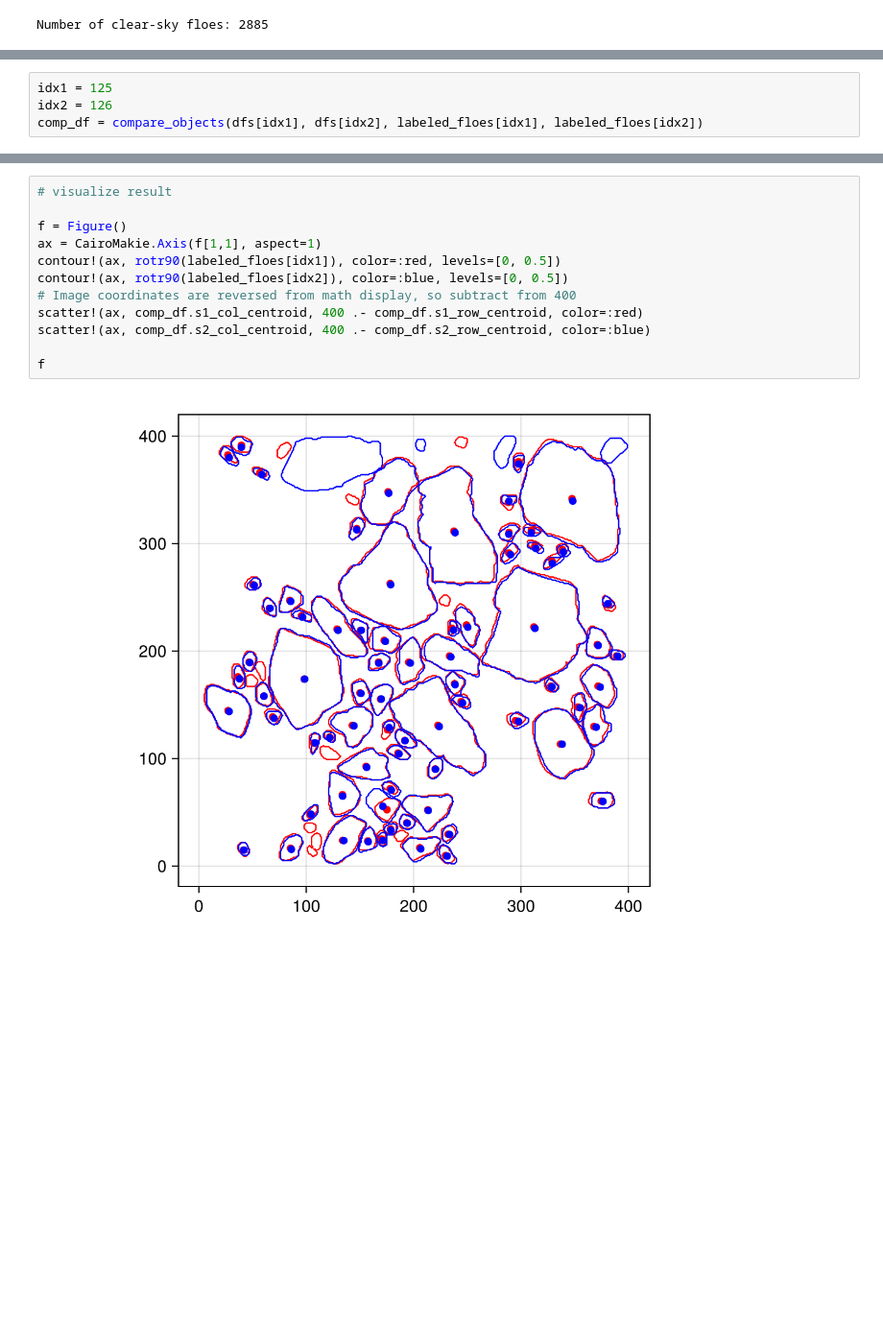
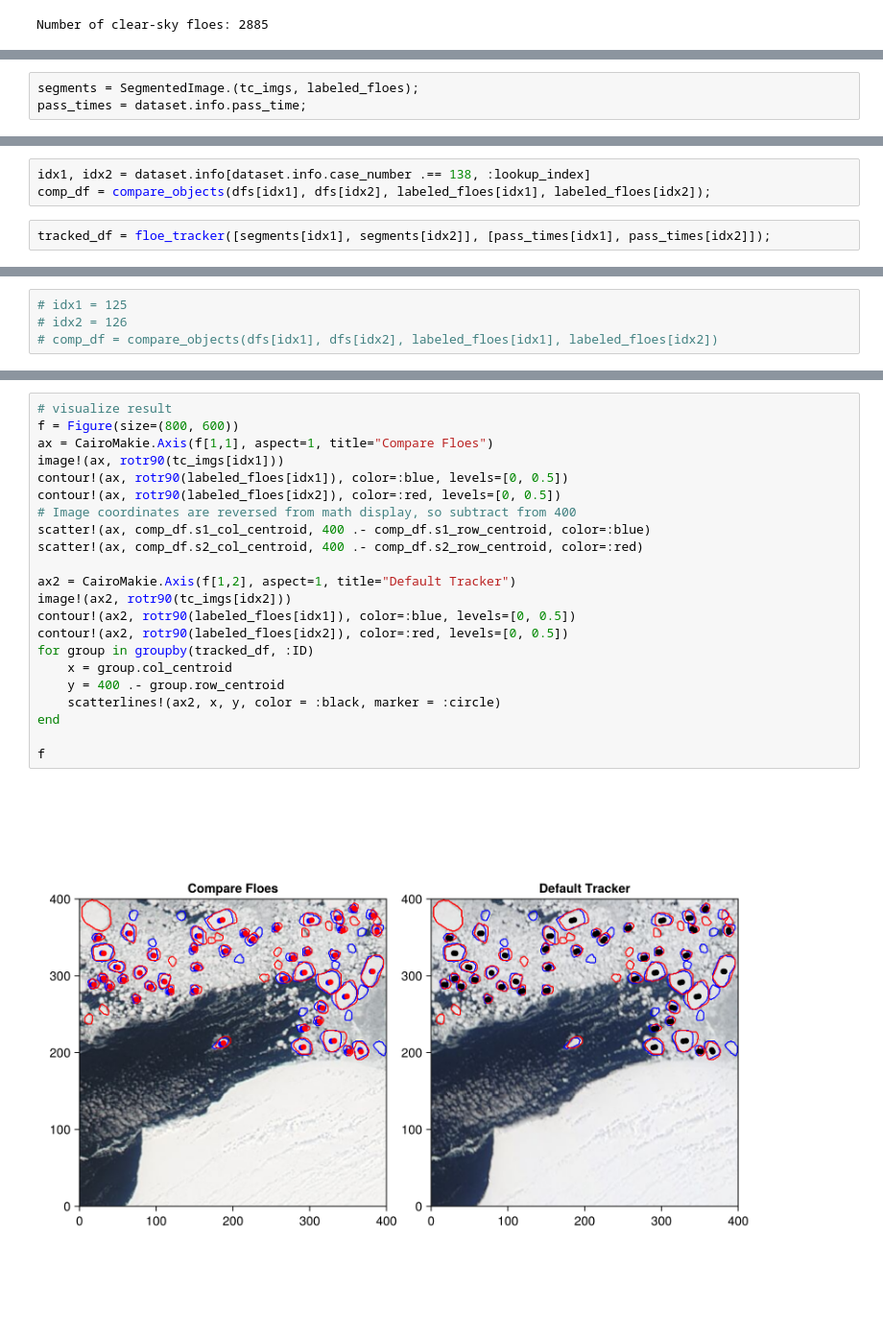
Before and after one commit to danielmwatkins/calval_tgrs, a Jupyter notebook: notebooks/tracker_assemble_matched_pairs.ipynb, the cells around one changed output, grey strips where cells are left out. Shown at 96% size. Saved outputs shown, nothing was run; the diff lists cells and outputs as text; blank space fills up the shorter version.

```diff
--- a/notebooks/tracker_assemble_matched_pairs.ipynb
+++ b/notebooks/tracker_assemble_matched_pairs.ipynb
@@ -91,0 +122,3 @@ for case_number in unique(df_all.case_number)
+# %%
+segments = SegmentedImage.(tc_imgs, labeled_floes);
+pass_times = dataset.info.pass_time;
@@ -91,0 +144,5 @@ for case_number in unique(df_all.case_number)
+# %%
+idx1, idx2 = dataset.info[dataset.info.case_number .== 138, :lookup_index]
+comp_df = compare_objects(dfs[idx1], dfs[idx2], labeled_floes[idx1], labeled_floes[idx2]);
+# %%
+tracked_df = floe_tracker([segments[idx1], segments[idx2]], [pass_times[idx1], pass_times[idx2]]);
@@ -92,4 +152,4 @@ for case_number in unique(df_all.case_number)
 # %%
-idx1 = 125
-idx2 = 126
-comp_df = compare_objects(dfs[idx1], dfs[idx2], labeled_floes[idx1], labeled_floes[idx2])
+# idx1 = 125
+# idx2 = 126
+# comp_df = compare_objects(dfs[idx1], dfs[idx2], labeled_floes[idx1], labeled_floes[idx2])
@@ -117,14 +156,24 @@ comp_df = compare_objects(dfs[idx1], dfs[idx2], labeled_floes[idx1], labeled_flo
 # %%
 # visualize result
+f = Figure(size=(800, 600))
+ax = CairoMakie.Axis(f[1,1], aspect=1, title="Compare Floes")
+image!(ax, rotr90(tc_imgs[idx1]))
+contour!(ax, rotr90(labeled_floes[idx1]), color=:blue, levels=[0, 0.5])
+contour!(ax, rotr90(labeled_floes[idx2]), color=:red, levels=[0, 0.5])
+# Image coordinates are reversed from math display, so subtract from 400
+scatter!(ax, comp_df.s1_col_centroid, 400 .- comp_df.s1_row_centroid, color=:blue)
+scatter!(ax, comp_df.s2_col_centroid, 400 .- comp_df.s2_row_centroid, color=:red)
 
-f = Figure()
-ax = CairoMakie.Axis(f[1,1], aspect=1)
-contour!(ax, rotr90(labeled_floes[idx1]), color=:red, levels=[0, 0.5])
-contour!(ax, rotr90(labeled_floes[idx2]), color=:blue, levels=[0, 0.5])
-# Image coordinates are reversed from math display, so subtract from 400
-scatter!(ax, comp_df.s1_col_centroid, 400 .- comp_df.s1_row_centroid, color=:red)
-scatter!(ax, comp_df.s2_col_centroid, 400 .- comp_df.s2_row_centroid, color=:blue)
+ax2 = CairoMakie.Axis(f[1,2], aspect=1, title="Default Tracker")
+image!(ax2, rotr90(tc_imgs[idx2]))
+contour!(ax2, rotr90(labeled_floes[idx1]), color=:blue, levels=[0, 0.5])
+contour!(ax2, rotr90(labeled_floes[idx2]), color=:red, levels=[0, 0.5])
+for group in groupby(tracked_df, :ID)
+    x = group.col_centroid
+    y = 400 .- group.row_centroid
+    scatterlines!(ax2, x, y, color = :black, marker = :circle)
+end
 
 f
 # %% [output]
-[figure, old version]
+[figure, new version]
```
Also changed, not shown: parts of 13 cells of this notebook, 5 other files.
